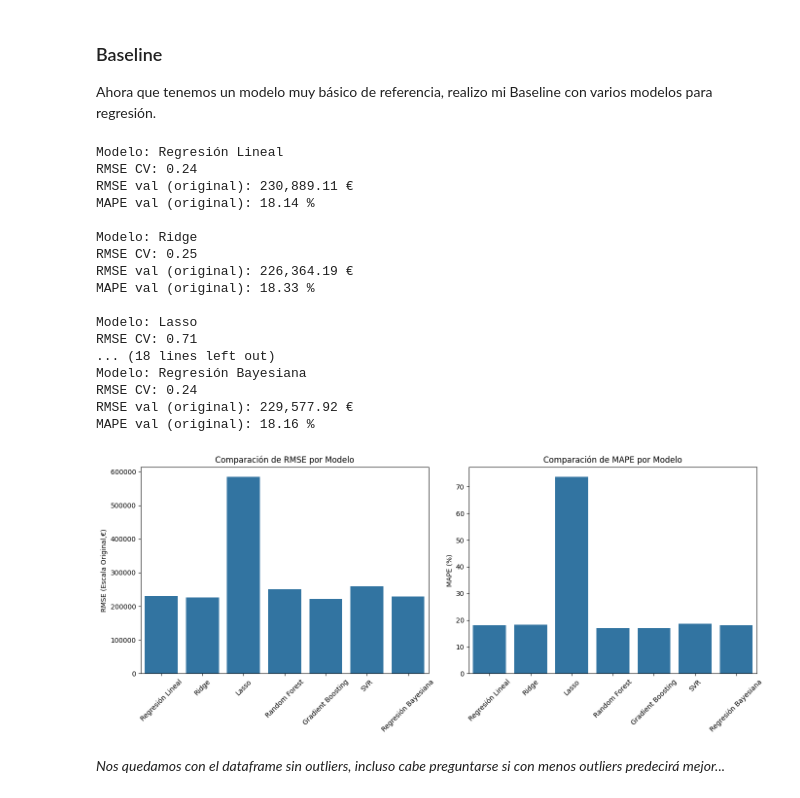
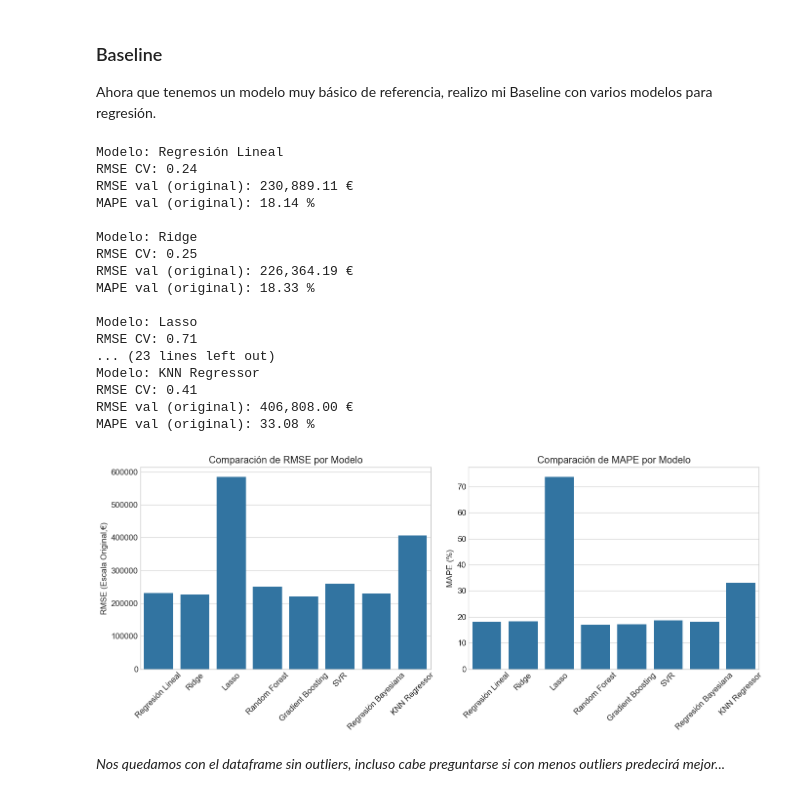
Before and after one commit to angelgvill/DS_ML_Machine_Learning_viviendaMadrid, a Jupyter notebook: notebooks/031_Modelos_ML_noOutliers.ipynb, the cells around one changed output. Cells and saved outputs as stored; diff of their text form; code cells hidden in the pictures.

```diff
--- a/notebooks/031_Modelos_ML_noOutliers.ipynb
+++ b/notebooks/031_Modelos_ML_noOutliers.ipynb
@@ -36,0 +40,5 @@ from scripts.utils_agv import ini_inspec, crear_tabla_resumen, categoricas, nume
+# %%
+plt.style.use('seaborn-v0_8-whitegrid')
+plt.rcParams['figure.figsize'] = (12, 6)
+plt.rcParams['font.size'] = 12
+sns.color_palette("crest", as_cmap=True)
@@ -113,7 +123,8 @@ def evaluar_modelos(X_train, X_val, y_train, y_val, grafico_error=True):
         'Random Forest': RandomForestRegressor(random_state=42),
         'Gradient Boosting': GradientBoostingRegressor(random_state=42),
         'SVR': SVR(),
-        'Regresión Bayesiana': BayesianRidge()
+        'Regresión Bayesiana': BayesianRidge(),
+        'KNN Regressor': KNeighborsRegressor(n_neighbors=5)  # Nuevo modelo KNN
     }
 
     resultados = {}
@@ -166,38 +177,38 @@ def evaluar_modelos(X_train, X_val, y_train, y_val, grafico_error=True):
         plt.xticks(rotation=45)
         plt.ylabel('RMSE (Escala Original,€)')
 
         # Gráfico MAPE
         plt.subplot(1, 2, 2)
         sns.barplot(x=nombres_modelos, y=mape_valores)
         plt.title('Comparación de MAPE por Modelo')
         plt.xticks(rotation=45)
         plt.ylabel('MAPE (%)')
 
         plt.tight_layout()
         plt.show()
 
     return resultados
 
 # Uso de la función
 resultados_modelos = evaluar_modelos(X_train, X_val, y_train, y_val, grafico_error=True)
 # %% [output]
 Modelo: Regresión Lineal
 RMSE CV: 0.24
 RMSE val (original): 230,889.11 €
 MAPE val (original): 18.14 %
 
 Modelo: Ridge
 RMSE CV: 0.25
 RMSE val (original): 226,364.19 €
 MAPE val (original): 18.33 %
 
 Modelo: Lasso
 RMSE CV: 0.71
-... (18 lines left out)
-Modelo: Regresión Bayesiana
-RMSE CV: 0.24
-RMSE val (original): 229,577.92 €
-MAPE val (original): 18.16 %
+... (23 lines left out)
+Modelo: KNN Regressor
+RMSE CV: 0.41
+RMSE val (original): 406,808.00 €
+MAPE val (original): 33.08 %
-[figure, old version]
+[figure, new version]
 # %% [markdown]
 _Nos quedamos con el dataframe sin outliers, incluso cabe preguntarse si con menos outliers predecirá mejor..._
```
Also changed, not shown: parts of 3 cells of this notebook, 5 other files.
